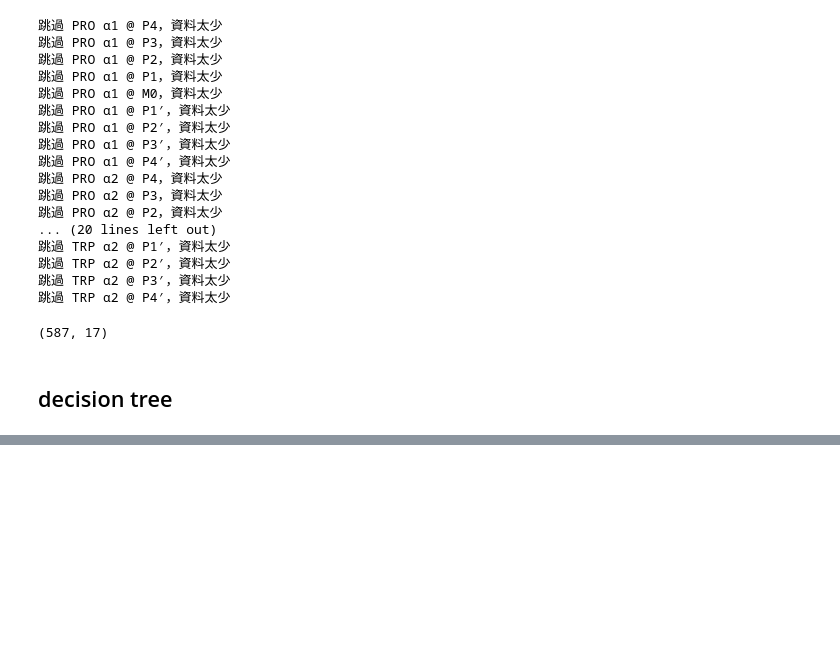
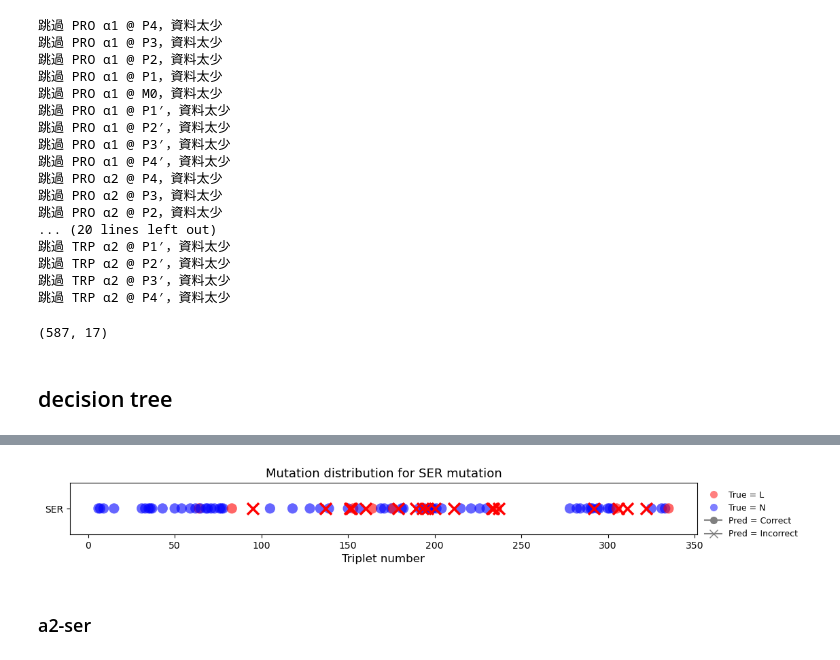
Before and after one commit to KAOYUNCHU/Collagen, a Jupyter notebook: code/ana_all.ipynb, the cells around one changed output, grey strips where cells are left out. Drawn from its saved outputs; the diff is of its cells as text; code cells hidden in the pictures; blank space fills up the shorter version.

```diff
--- a/code/ana_all.ipynb
+++ b/code/ana_all.ipynb
@@ -61,6 +62,7 @@ mutation_name_arr = np.load(f'D:/collagen/data/mutation_name.npy')  # (587,)
 lethal_arr = np.load(f'D:/collagen/data/lethal.npy')  # (587,)
 alpha12_arr = np.load(f'D:/collagen/data/alpha12.npy')  # (587,)
 triplet_number_arr = np.load(f'D:/collagen/data/triplet_number.npy')  # (587,)
+mutation_pos_arr = np.load(f'D:/collagen/data/mutation_pos.npy')  # (587,)
 
-aa17_all = np.load("D:/collagen/amino_acid_type/aa17_class.npy")
+aa17_all = np.load("D:/collagen/data/amino_acid_type/aa17_class.npy")
 aa17_all = np.char.upper(np.char.strip(aa17_all))   # 保險：去空白→大寫
@@ -886,0 +751,58 @@ print(f"已儲存：{output_path}")
+# %%
+# === 繼續畫圖部分，基於已有分類結果 ===
+# Y 軸位置只有 "SER"
+ys = [0] * len(df)  # 單一的 "SER" 位置
+
+# 顏色由真實標籤決定（L = red, N = blue），半透明
+color_map = {"L": "red", "N": "blue"}
+colors = [color_map.get(lbl, "gray") for lbl in df["True_Label"]]
+alpha = 0.6
+
+# 形狀由預測是否正確決定：正確 -> circle, 錯誤 -> x
+marker_map = {True: "o", False: "x"}
+markers = [marker_map[flag] for flag in df["Correct"]]
+
+# 繪圖（去除黑邊）
+plt.figure(figsize=(10, 1.5))
+
+# 先繪製正確的預測（圓形標記）
+for x, y, c, m in zip(df["triplet_number"], ys, colors, markers):
+    if m == 'o':  # 只畫圓形標記（正確預測）
+        plt.scatter(x, y, color=c, marker=m, s=120, alpha=alpha, edgecolors='none')
+
+# 然後繪製錯誤的預測（叉形標記）在最上層
+for x, y, c, m in zip(df["triplet_number"], ys, colors, markers):
+    if m == 'x':  # 只畫叉形標記（錯誤預測）
+        plt.scatter(x, y, color=c, marker=m, s=150, linewidths=2.5)
+
+# 設置X軸和Y軸標籤
+plt.xlabel("Triplet number", fontsize=12)
+plt.ylabel("")
+plt.yticks([0], ["SER"], fontsize=10)  # Y 軸只顯示 "SER"
+
+# 使圖表自動調整
+plt.tight_layout()
+
+# 不顯示網格
+plt.grid(False)
+plt.title("Mutation distribution for SER mutation", fontsize=13)
+
+# Legend：顏色表示 True label（半透明），符號表示 正確/錯誤
+legend_colors = [
+    Line2D([0], [0], marker='o', color='w', markerfacecolor='red', markeredgecolor='none', markersize=8, label='True = L', alpha=0.5),
+    Line2D([0], [0], marker='o', color='w', markerfacecolor='blue', markeredgecolor='none', markersize=8, label='True = N', alpha=0.5),
+]
+legend_markers = [
+    Line2D([0], [0], marker='o', color='gray', markerfacecolor='gray', markeredgecolor='none', markersize=8, label='Pred = Correct'),
+    Line2D([0], [0], marker='x', color='gray', markersize=8, label='Pred = Incorrect'),
+]
+
+# 調整圖例位置，避免與圖表重疊
+plt.legend(handles=legend_colors + legend_markers, loc='upper left', fontsize=9, frameon=False, bbox_to_anchor=(1, 1))
+
+# 顯示圖表
+plt.show()
+# %% [output]
+[figure, added]
+# %% [markdown]
+### a2-ser
```
Also changed, not shown: parts of 22 cells of this notebook, 5 other files.
